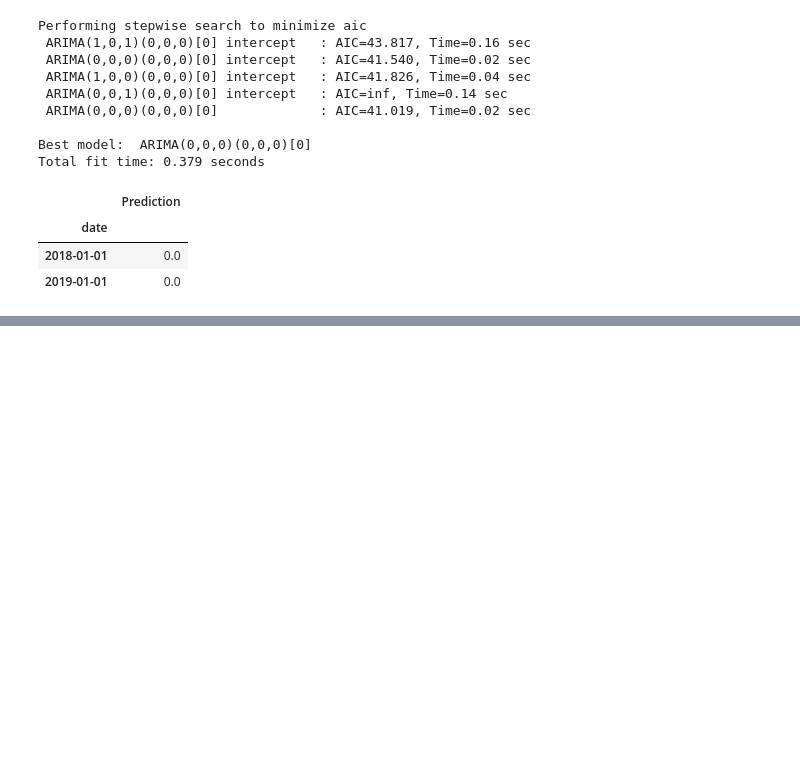
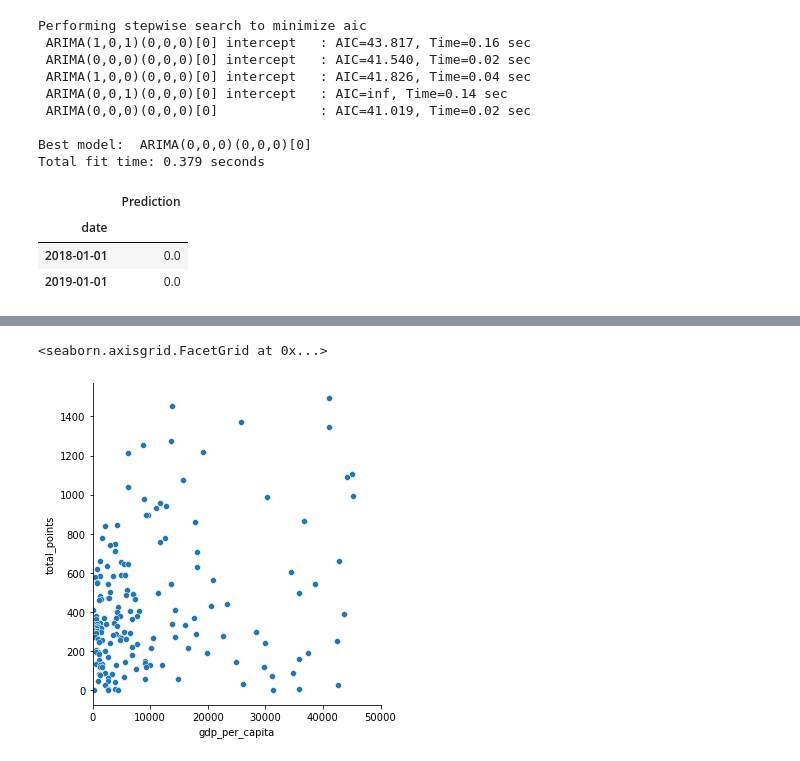
Before and after one commit to silva-nick/cs216-final, a Jupyter notebook: Central.ipynb, the cells around one changed output, grey strips where cells are left out. Saved outputs shown, nothing was run; the diff lists cells and outputs as text; code cells hidden in the pictures; blank space fills up the shorter version.

Commit message:
add to central, gdp vs rankings

```diff
--- a/Central.ipynb
+++ b/Central.ipynb
@@ -580,0 +684,9 @@ Total fit time: 0.379 seconds
+# %%
+merged = pd.merge(ranking,gdp_per_capita, how="left",left_on=["country_full","year"], right_on=["country","year"])
+merged  = pd.merge(merged,gdp_val,how="left",left_on=["country_full","year"], right_on=["country","year"] )
+merged.drop(columns=["country_full"],inplace=True)
+merged.dropna(inplace=True)
+# %%
+# convert dollar currency to float
+merged.gdp_per_capita=merged.gdp_per_capita.replace('[\$,]', '', regex=True).astype(float)
+merged.gdp_val=merged.gdp_val.replace('[\$,]', '', regex=True).astype(float)
@@ -580,0 +702,8 @@ Total fit time: 0.379 seconds
+# %%
+merged =merged[['Rank', 'country_abrv', 'total_points', 'previous_points',
+       'rank_change', 'rank_date', 'year', 'country_x', 'gdp_per_capita',
+       'gdp_val']]
+merged.rename(columns = {"country_x":"country"},inplace=True)
+# %%
+merged["log_val"] = np.log(merged["gdp_val"])
+# merged.to_csv("rank_gdp.csv")
@@ -580,0 +719,6 @@ Total fit time: 0.379 seconds
+# %%
+g = sns.relplot("gdp_per_capita","total_points",data = merged[merged.year=="2015"])
+g.set(xlim=(0, 50000))
+# %% [output]
+<seaborn.axisgrid.FacetGrid at 0x...>
+[figure, added]
```
Also changed, not shown: parts of 17 cells of this notebook.
